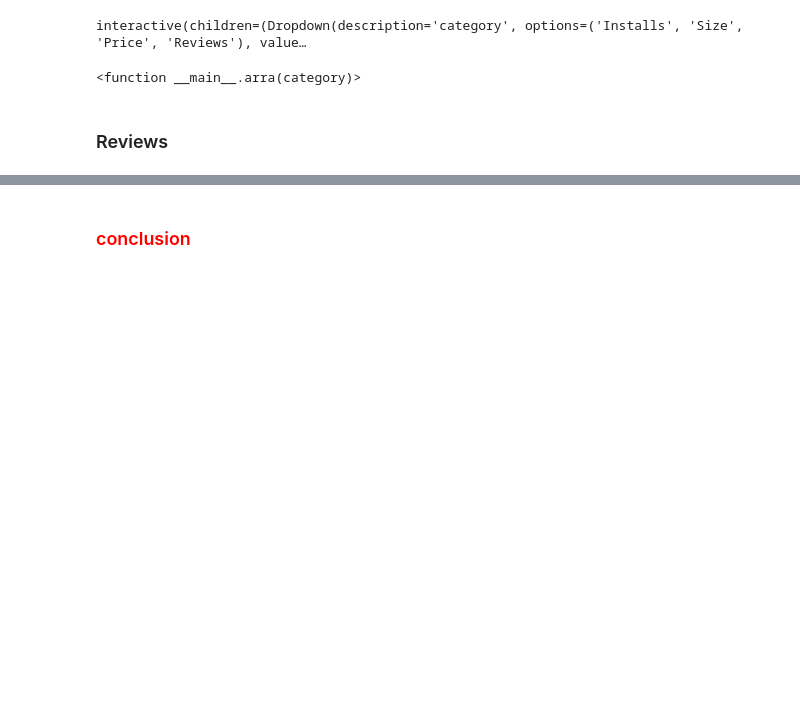
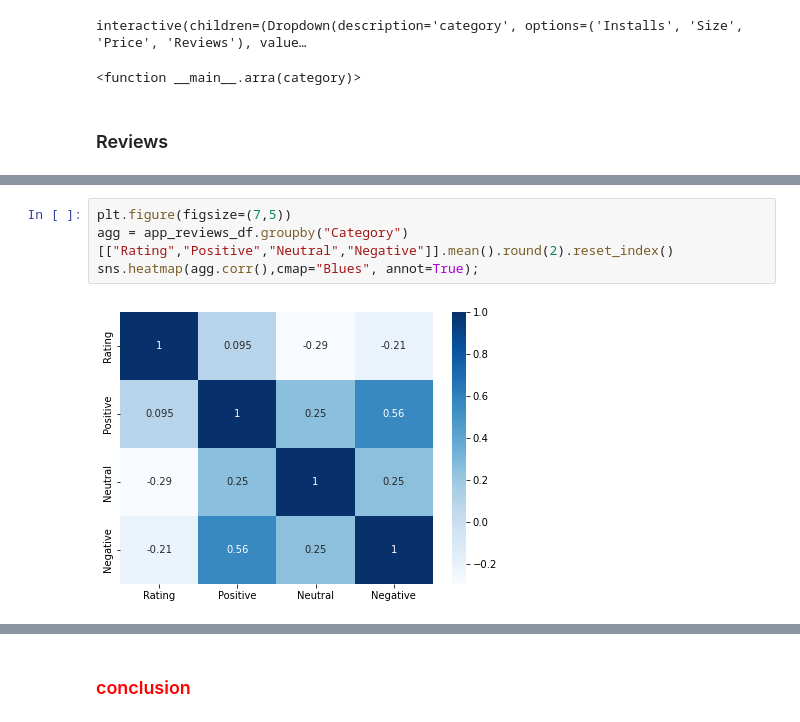
Before and after one commit to NirAharon1/Data-Analysis-Projects, a Jupyter notebook: Project 2 - Google Play Store Apps/google paly store apps.ipynb, the cells around one changed output, grey strips where cells are left out. Drawn from its saved outputs; the diff is of its cells as text; blank space fills up the shorter version.

```diff
--- a/Project 2 - Google Play Store Apps/google paly store apps.ipynb
+++ b/Project 2 - Google Play Store Apps/google paly store apps.ipynb
@@ -404,0 +393,6 @@ app_df.join(reviews,how="inner").head(50)
+# %%
+plt.figure(figsize=(7,5))
+agg = app_reviews_df.groupby("Category")[["Rating","Positive","Neutral","Negative"]].mean().round(2).reset_index()
+sns.heatmap(agg.corr(),cmap="Blues", annot=True);
+# %% [output]
+[figure, added]
```
Also changed, not shown: parts of 40 cells of this notebook.
